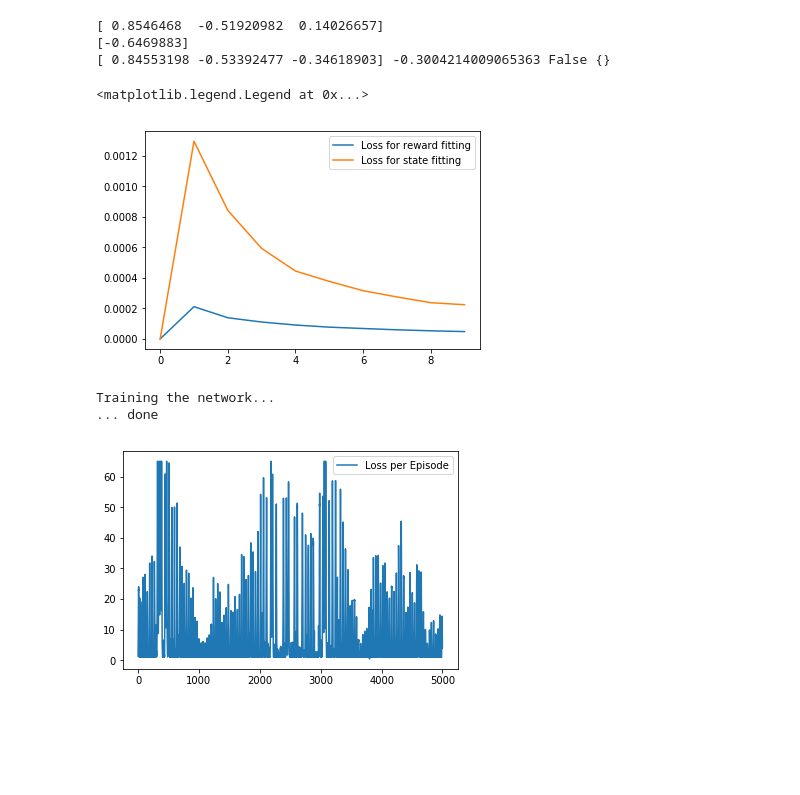
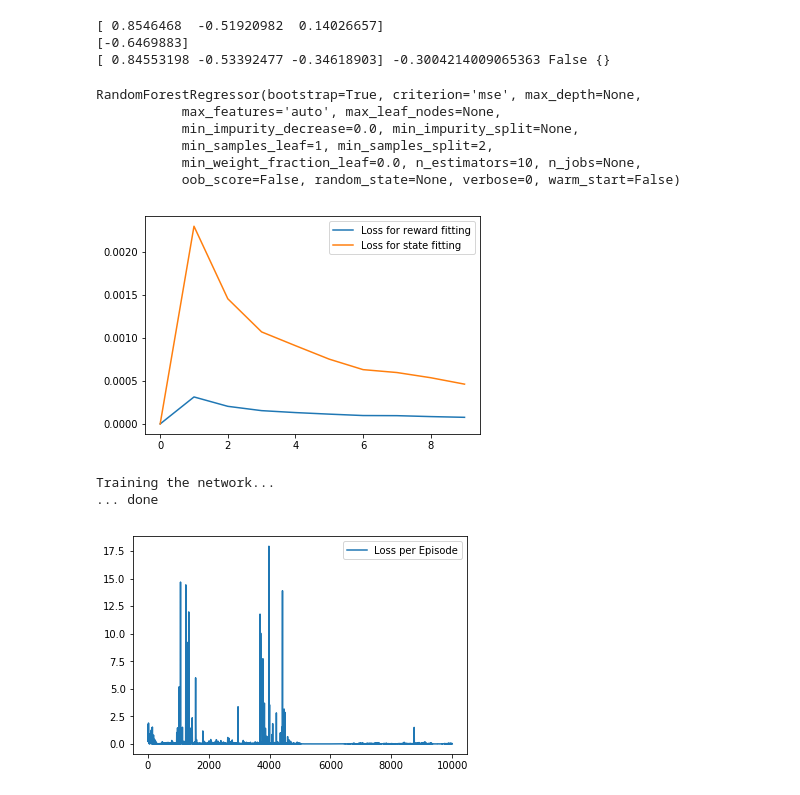
Before and after one commit to N1kYan/ReinforcementLearning, a Jupyter notebook: challenge1/rl_challenge1.ipynb, the cells around one changed output. Cells and saved outputs as stored; diff of their text form; code cells hidden in the pictures; blank space fills up the shorter version.

Commit message:
Neural Network changed (less hidden layer/neurons)

```diff
--- a/challenge1/rl_challenge1.ipynb
+++ b/challenge1/rl_challenge1.ipynb
@@ -42,22 +42,24 @@ plotr = []
 plots = []
 for i in range(epochs):
     observation = env.reset()
+
     action = env.action_space.sample()
     state, reward, done, info = env.step(action)
     rtx.append(np.append(observation,action))
     rty.append(reward)
     stx.append(np.append(observation,action))
     sty.append(state)
-
+    #observation = state
     if i%500==0:
-        regressor = RandomForestRegressor(n_estimators=150, min_samples_split=2)
-        regressor.fit(rtx, rty)
-        fitrtx = regressor.predict(rtx)
+        regressorReward = RandomForestRegressor(n_estimators=10, min_samples_split=2)
+        regressorReward.fit(rtx, rty)
+        fitrtx = regressorReward.predict(rtx)
         mse = mean_squared_error(rty, fitrtx)
         plotr.append(mse)
 
-        regressor.fit(stx, sty)
-        fitstx = regressor.predict(stx)
+        regressorState = RandomForestRegressor(n_estimators=10, min_samples_split=2)
+        regressorState.fit(stx, sty)
+        fitstx = regressorState.predict(stx)
         mse = mean_squared_error(sty, fitstx)
 
         plots.append(mse)
@@ -67,13 +69,19 @@ plt.plot(plotr, label="Loss for reward fitting")
 
 plt.plot(plots, label="Loss for state fitting")
 plt.legend()
+print(regressorReward)
 # %% [output]
-<matplotlib.legend.Legend at 0x...>
+RandomForestRegressor(bootstrap=True, criterion='mse', max_depth=None,
+           max_features='auto', max_leaf_nodes=None,
+           min_impurity_decrease=0.0, min_impurity_split=None,
+           min_samples_leaf=1, min_samples_split=2,
+           min_weight_fraction_leaf=0.0, n_estimators=10, n_jobs=None,
+           oob_score=False, random_state=None, verbose=0, warm_start=False)
-[figure, old version]
+[figure, new version]
 # %%
 # Neural network model for transition dynamics
 # Learns regression from state and action to resulting state and reward
-class ControlNet(torch.nn.Module):
+'''class ControlNet(torch.nn.Module):
     def __init__(self, input_dim, hidden_dim1, hidden_dim2, output_dim):
         super(ControlNet, self).__init__()
         self.input_linear = torch.nn.Linear(input_dim, hidden_dim1)
@@ -84,6 +92,19 @@ class ControlNet(torch.nn.Module):
         x = F.relu(self.middle_linear(x))
         x = F.relu(self.output_linear(x))
         return x
+'''
+# Neural network model for transition dynamics
+# Learns regression from state and action to resulting state and reward
+class ControlNet(torch.nn.Module):
+    def __init__(self, input_dim, hidden_dim1, output_dim):
+        super(ControlNet, self).__init__()
+        self.input_linear = torch.nn.Linear(input_dim, hidden_dim1)
+        self.input_linear2 = torch.nn.Linear(hidden_dim1, output_dim)
+
+    def forward(self, x):
+        x =self.input_linear(x)
+        x = self.input_linear2(x)
+        return x
 # %%
 # Batch size, input dimension, hidden dimension, output dimension
 # Use  next for next_state + reward as output
@@ -91,15 +112,16 @@ class ControlNet(torch.nn.Module):
 # Use next for next_state as only output
 n, d_in, d_hid1, d_hid2, d_out = 1, 4, 16, 64, 3
 # Instance of nn model
-model = ControlNet(d_in, d_hid1, d_hid2, d_out).double()
+#model = ControlNet(d_in, d_hid1, d_hid2, d_out).double()
+model = ControlNet(4,6,3).double()
 # Criterion for optimisation: Mean Squared Loss
 criterion = torch.nn.MSELoss(reduction='sum') # reduction sum???
 # Learning rate for nn
-l_rate = 0.05
+l_rate = 0.01
 # Optimizer: Stochastic Gradient Descent
 optimizer = torch.optim.SGD(model.parameters(), lr=l_rate)
 # Learning episodes
-epochs = 5000
+epochs = 10000
 # %%
 # Policy: Random action
 def policy(s):
@@ -107,52 +129,50 @@ def policy(s):
     return a
 # %%
 # Training the model
+
+plot = []
 state = env.reset()
-plot = []
-
 print("Training the network...")
 
 for epoch in range(epochs):
     # Render gym environment
     # env.render()
     # Select action according to policy
+
     action = policy(state)
     # Observations
     old_state = state
     state, reward, done, info = env.step(action)
-    env.render()
     # Define tensors holding data
     x = Variable(torch.from_numpy(np.array([old_state[0], old_state[1], old_state[2], action])), requires_grad=True)
-    y = model.forward(x)
+    #y = model.forward(x)
+    y = model(x)
     # Use  next for next_state + reward as output
     # true_y = Variable(torch.from_numpy(np.array([state[0], state[1], state[2], reward])), requires_grad=True)
     # Use next for next_state only as output
     true_y = Variable(torch.from_numpy(np.array([state[0], state[1], state[2]])), requires_grad=True)
-
-
     # Prints
     #print("net input tensor: {} with shape {}".format(net_input,net_input.dim))
 
 
     # Compute loss
     #loss = Variable(criterion(true_y, y), requires_grad=True)
-    loss =criterion(true_y, y)
+    loss =criterion(y, true_y)
     plot.append(loss)
-
     # Clear gradients, backpropagation and weight update
     optimizer.zero_grad()
     loss.backward()
     optimizer.step()
 
 print("... done")
 
 env.close()
 # Plot loss
 plt.figure()
 plt.plot(plot, label="Loss per Episode")
 plt.legend()
 plt.show()
 # %% [output]
 Training the network...
 ... done
-[figure, old version]
+[figure, new version]
```
